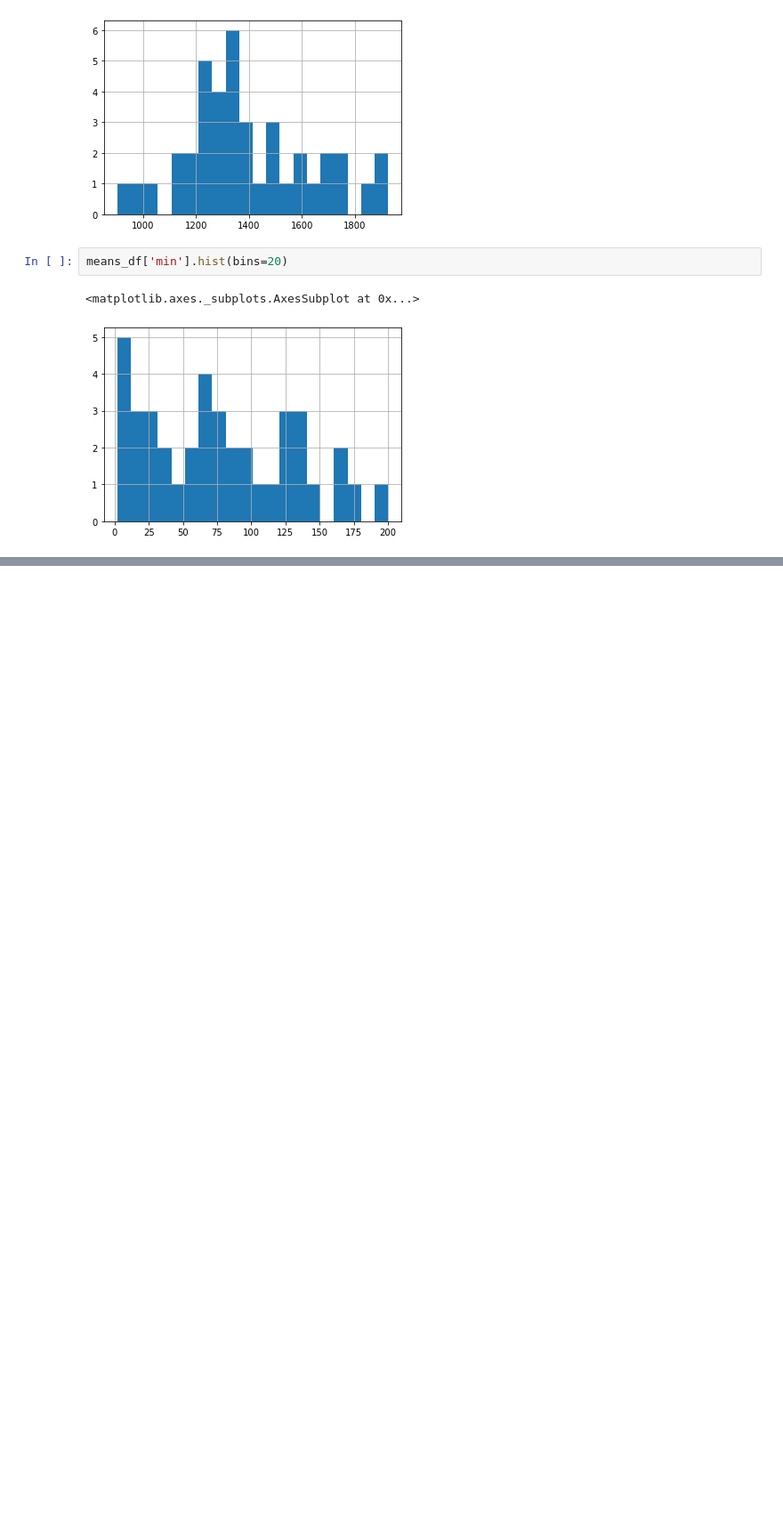
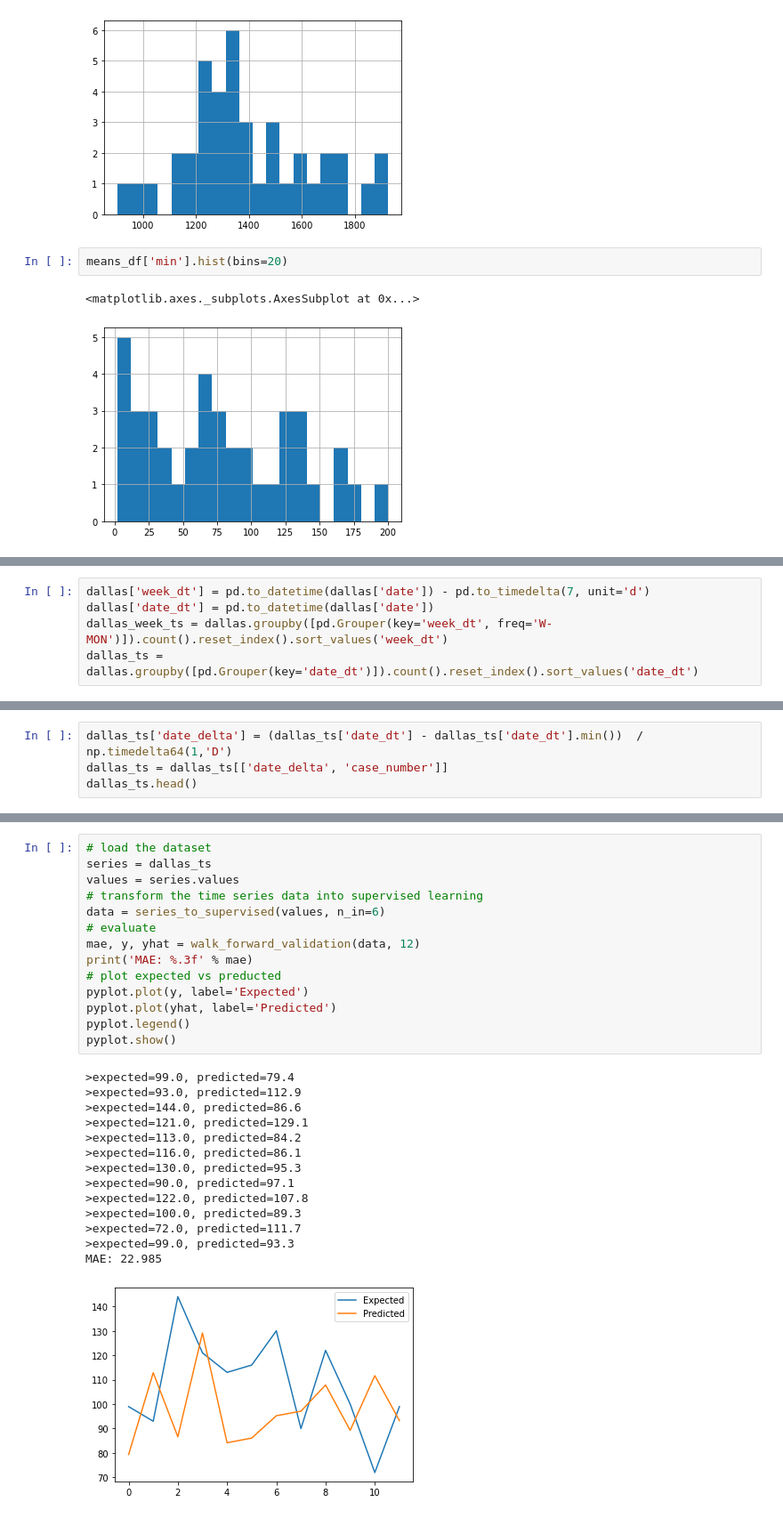
Before and after one commit to joshuajnoble/w210, a Jupyter notebook: dallas_data_eda.ipynb, the cells around one changed output, grey strips where cells are left out. Shown: that part at 89% size. Saved outputs shown, nothing was run; the diff lists cells and outputs as text; blank space fills up the shorter version.

```diff
--- a/dallas_data_eda.ipynb
+++ b/dallas_data_eda.ipynb
@@ -104,0 +107,5 @@ means_df['min'].hist(bins=20)
+# %%
+dallas['week_dt'] = pd.to_datetime(dallas['date']) - pd.to_timedelta(7, unit='d')
+dallas['date_dt'] = pd.to_datetime(dallas['date'])
+dallas_week_ts = dallas.groupby([pd.Grouper(key='week_dt', freq='W-MON')]).count().reset_index().sort_values('week_dt')
+dallas_ts = dallas.groupby([pd.Grouper(key='date_dt')]).count().reset_index().sort_values('date_dt')
@@ -104,0 +119,4 @@ means_df['min'].hist(bins=20)
+# %%
+dallas_ts['date_delta'] = (dallas_ts['date_dt'] - dallas_ts['date_dt'].min())  / np.timedelta64(1,'D')
+dallas_ts = dallas_ts[['date_delta', 'case_number']]
+dallas_ts.head()
@@ -104,0 +210,29 @@ means_df['min'].hist(bins=20)
+# %%
+# load the dataset
+series = dallas_ts
+values = series.values
+# transform the time series data into supervised learning
+data = series_to_supervised(values, n_in=6)
+# evaluate
+mae, y, yhat = walk_forward_validation(data, 12)
+print('MAE: %.3f' % mae)
+# plot expected vs preducted
+pyplot.plot(y, label='Expected')
+pyplot.plot(yhat, label='Predicted')
+pyplot.legend()
+pyplot.show()
+# %% [output]
+>expected=99.0, predicted=79.4
+>expected=93.0, predicted=112.9
+>expected=144.0, predicted=86.6
+>expected=121.0, predicted=129.1
+>expected=113.0, predicted=84.2
+>expected=116.0, predicted=86.1
+>expected=130.0, predicted=95.3
+>expected=90.0, predicted=97.1
+>expected=122.0, predicted=107.8
+>expected=100.0, predicted=89.3
+>expected=72.0, predicted=111.7
+>expected=99.0, predicted=93.3
+MAE: 22.985
+[figure, added]
```
Also changed, not shown: parts of 7 cells of this notebook, 1 other file.
